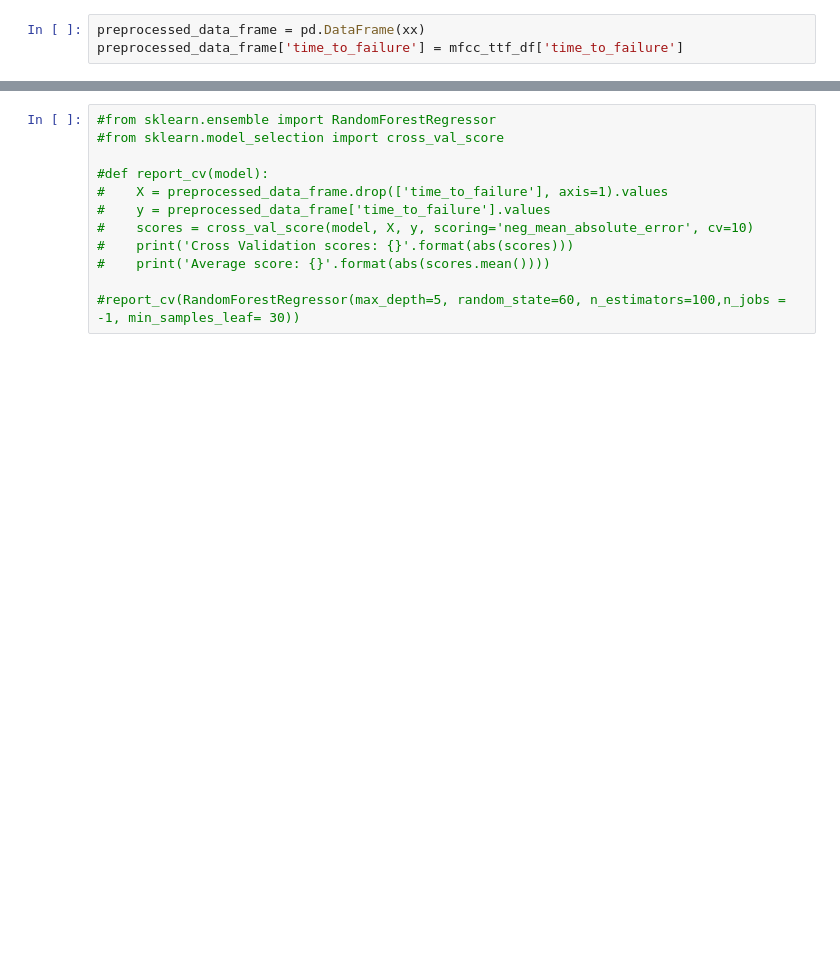
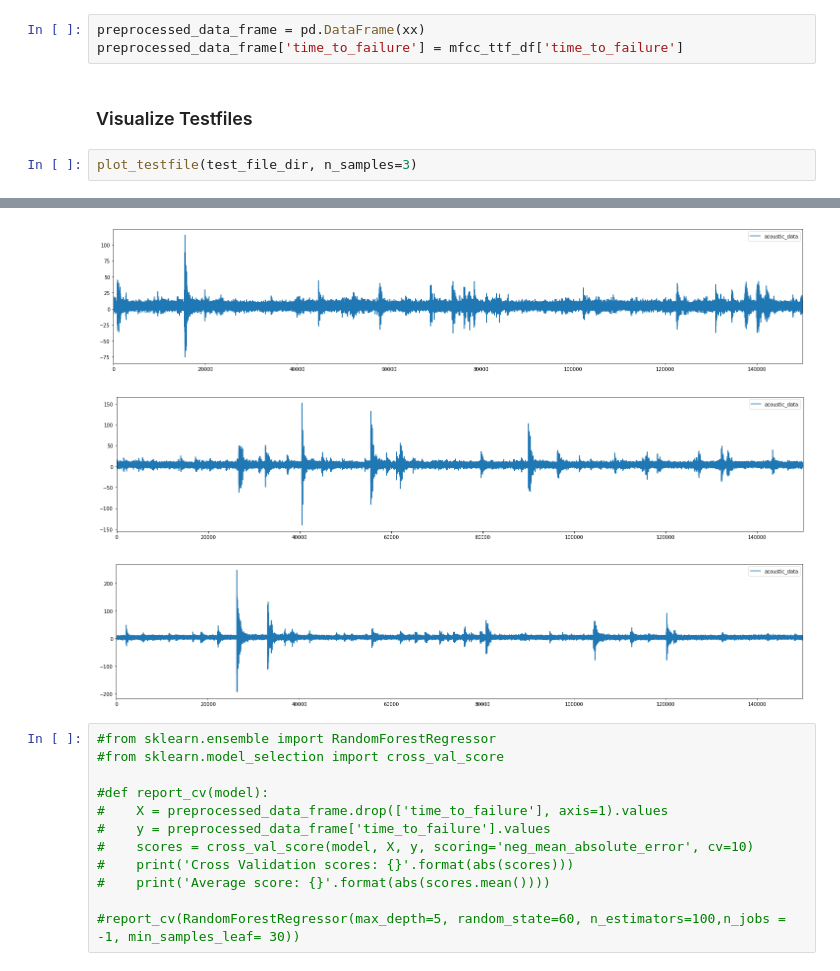
Before and after one commit to tobiassteidle/MLND_Capstone, a Jupyter notebook: MLND_Capstone.ipynb, the cells around one changed output, grey strips where cells are left out. Drawn from its saved outputs; the diff is of its cells as text; blank space fills up the shorter version.

```diff
--- a/MLND_Capstone.ipynb
+++ b/MLND_Capstone.ipynb
@@ -147,3 +177,8 @@ Erstellen der Trainingsdaten mit dem neuen Feature.
 # %%
 preprocessed_data_frame = pd.DataFrame(xx)
 preprocessed_data_frame['time_to_failure'] = mfcc_ttf_df['time_to_failure']
+# %% [markdown]
+### Visualize Testfiles
+# %%
+plot_testfile(test_file_dir, n_samples=3)
+# %% [output]
@@ -150,3 +186,6 @@ preprocessed_data_frame['time_to_failure'] = mfcc_ttf_df['time_to_failure']
+[figure, added]
+[figure, added]
+[figure, added]
 # %%
 #from sklearn.ensemble import RandomForestRegressor
 #from sklearn.model_selection import cross_val_score
```
Also changed, not shown: parts of 24 cells of this notebook, 1 other file.
